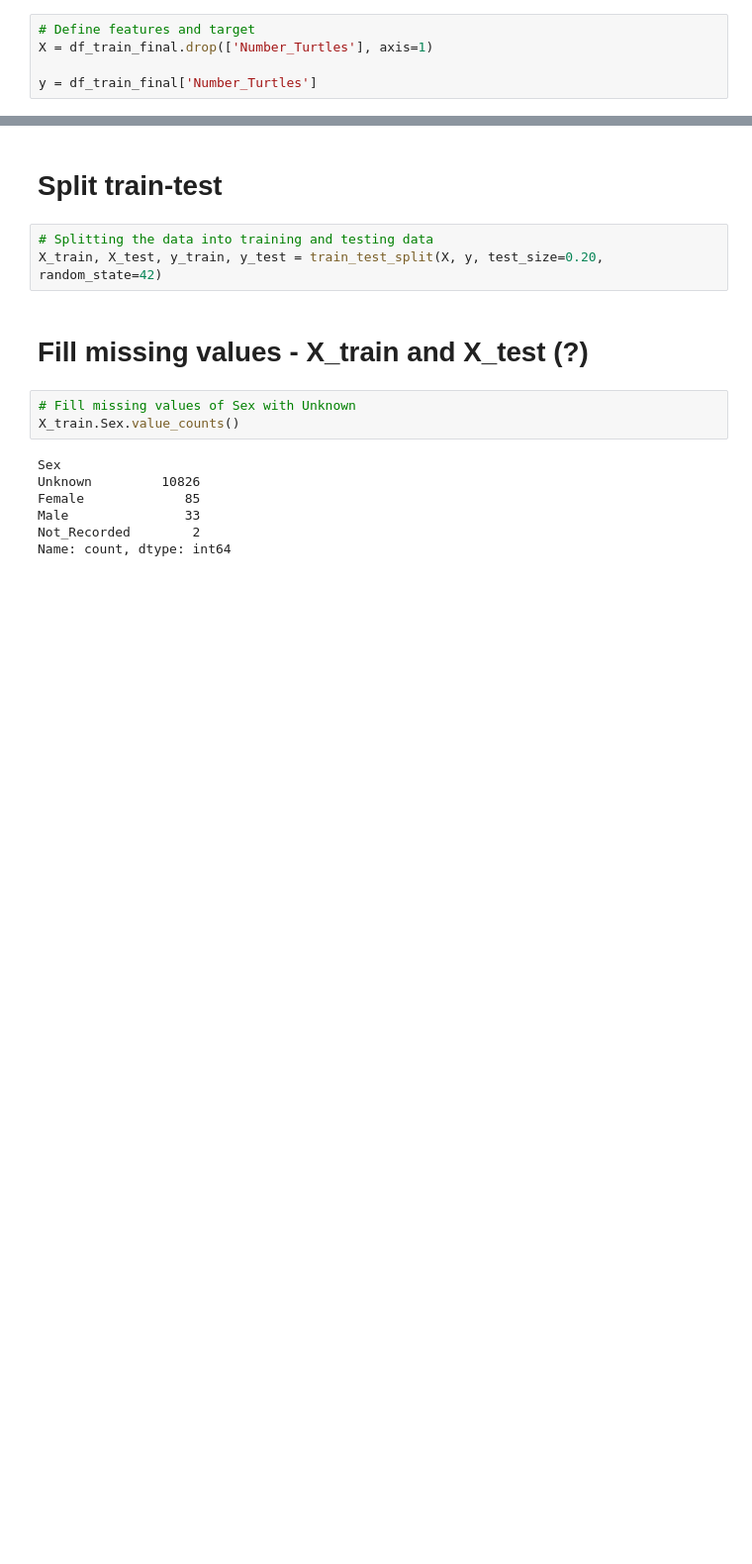
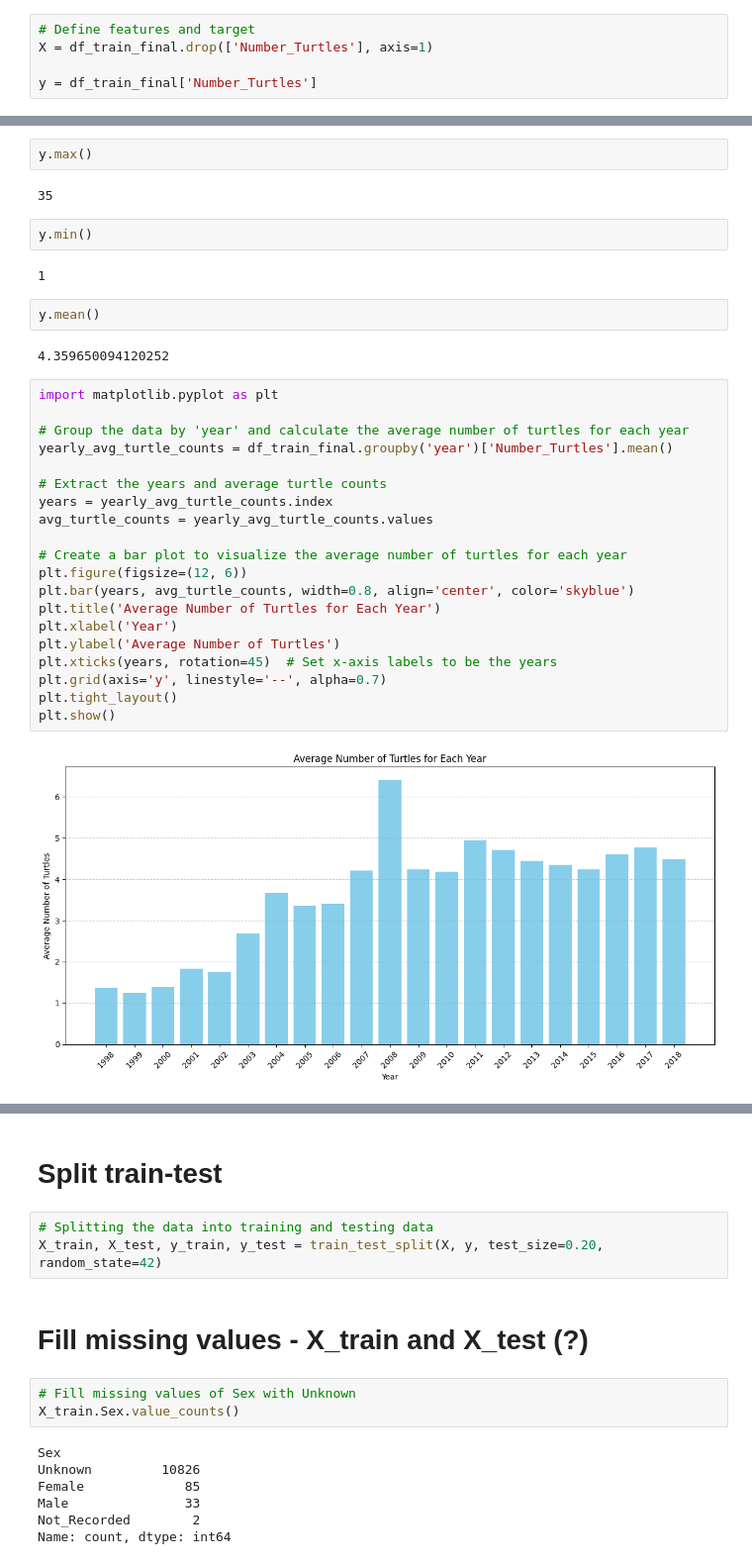
Before and after one commit to eigenaarti2/Ninja-Turtles, a Jupyter notebook: Baseline_new_start_carolina.ipynb, the cells around one changed output, grey strips where cells are left out. Shown at 99% size. Saved outputs shown, nothing was run; the diff lists cells and outputs as text; blank space fills up the shorter version.

```diff
--- a/Baseline_new_start_carolina.ipynb
+++ b/Baseline_new_start_carolina.ipynb
@@ -344,0 +427,34 @@ y = df_train_final['Number_Turtles']
+# %%
+y.max()
+# %% [output]
+35
+# %%
+y.min()
+# %% [output]
+1
+# %%
+y.mean()
+# %% [output]
+4.359650094120252
+# %%
+import matplotlib.pyplot as plt
+
+# Group the data by 'year' and calculate the average number of turtles for each year
+yearly_avg_turtle_counts = df_train_final.groupby('year')['Number_Turtles'].mean()
+
+# Extract the years and average turtle counts
+years = yearly_avg_turtle_counts.index
+avg_turtle_counts = yearly_avg_turtle_counts.values
+
+# Create a bar plot to visualize the average number of turtles for each year
+plt.figure(figsize=(12, 6))
+plt.bar(years, avg_turtle_counts, width=0.8, align='center', color='skyblue')
+plt.title('Average Number of Turtles for Each Year')
+plt.xlabel('Year')
+plt.ylabel('Average Number of Turtles')
+plt.xticks(years, rotation=45)  # Set x-axis labels to be the years
+plt.grid(axis='y', linestyle='--', alpha=0.7)
+plt.tight_layout()
+plt.show()
+# %% [output]
+[figure, added]
```
Also changed, not shown: parts of 15 cells of this notebook.
